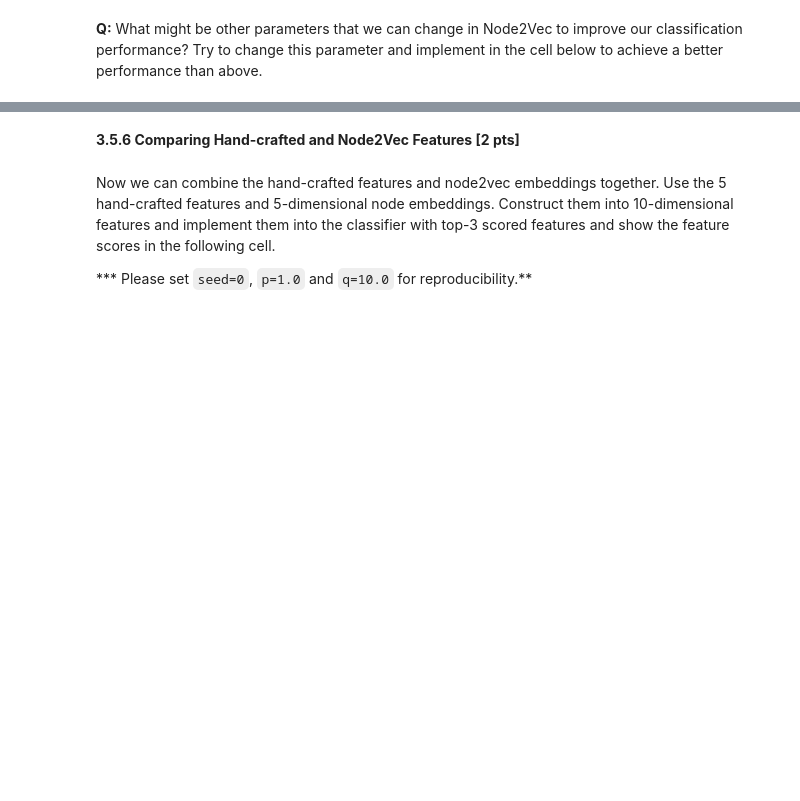
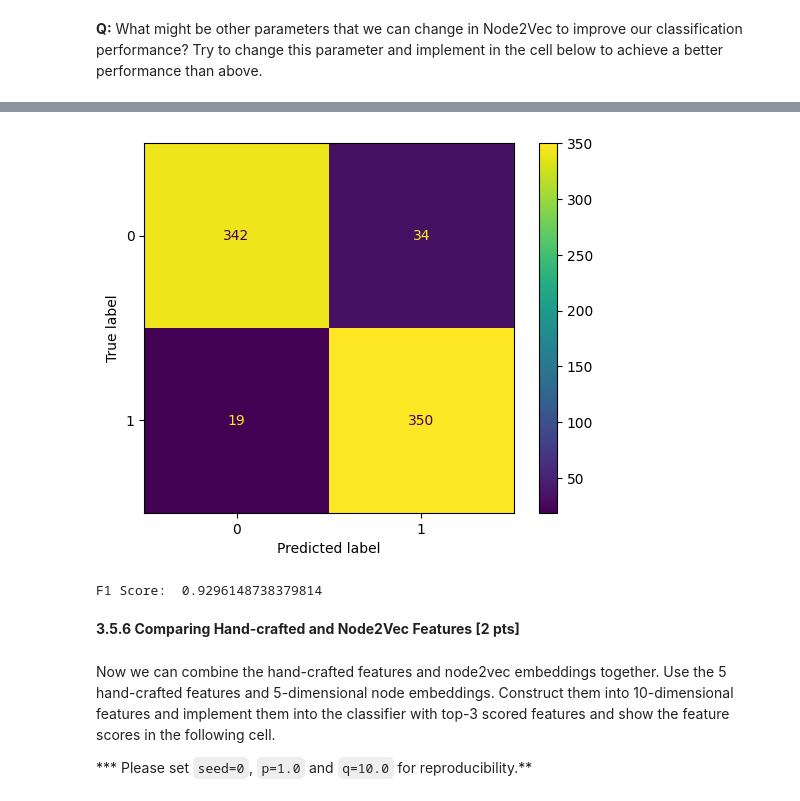
Before and after one commit to kaedejohnson/networkml_epfl_ee452, a Jupyter notebook: nml24_assignment1.ipynb, the cells around one changed output, grey strips where cells are left out. Saved outputs shown, nothing was run; the diff lists cells and outputs as text; code cells hidden in the pictures; blank space fills up the shorter version.

```diff
--- a/nml24_assignment1.ipynb
+++ b/nml24_assignment1.ipynb
@@ -1241,8 +1300,14 @@ Let's change your parameters to `q=10.0` and implement your results.
 # %%
 # Implement Node2Vec by changing your chosen parameter and try to achieve a better performance
 # Your solution here ###########################################################
 
+embeddings_dim7 = Node2Vec_node_feature_extraction(G, num_features=7, p=1, q=0.1)
+cm, f1 = classifier(embeddings_dim7, targets_node, labels, verbose=True)
+
 #^^^^^^^^^^^^^^^^^^^^^^^^^^^^^^^^^^^^^^^^^^^^^^^^^^^^^^^^^^^^^^^^^^^^^^^^^^^^^^^
+# %% [output]
+[figure, added]
+F1 Score:  0.9296148738379814
 # %% [markdown]
 **3.5.6  Comparing Hand-crafted and Node2Vec Features [2 pts]**
 # %% [markdown]
```
Also changed, not shown: parts of 24 cells of this notebook.
